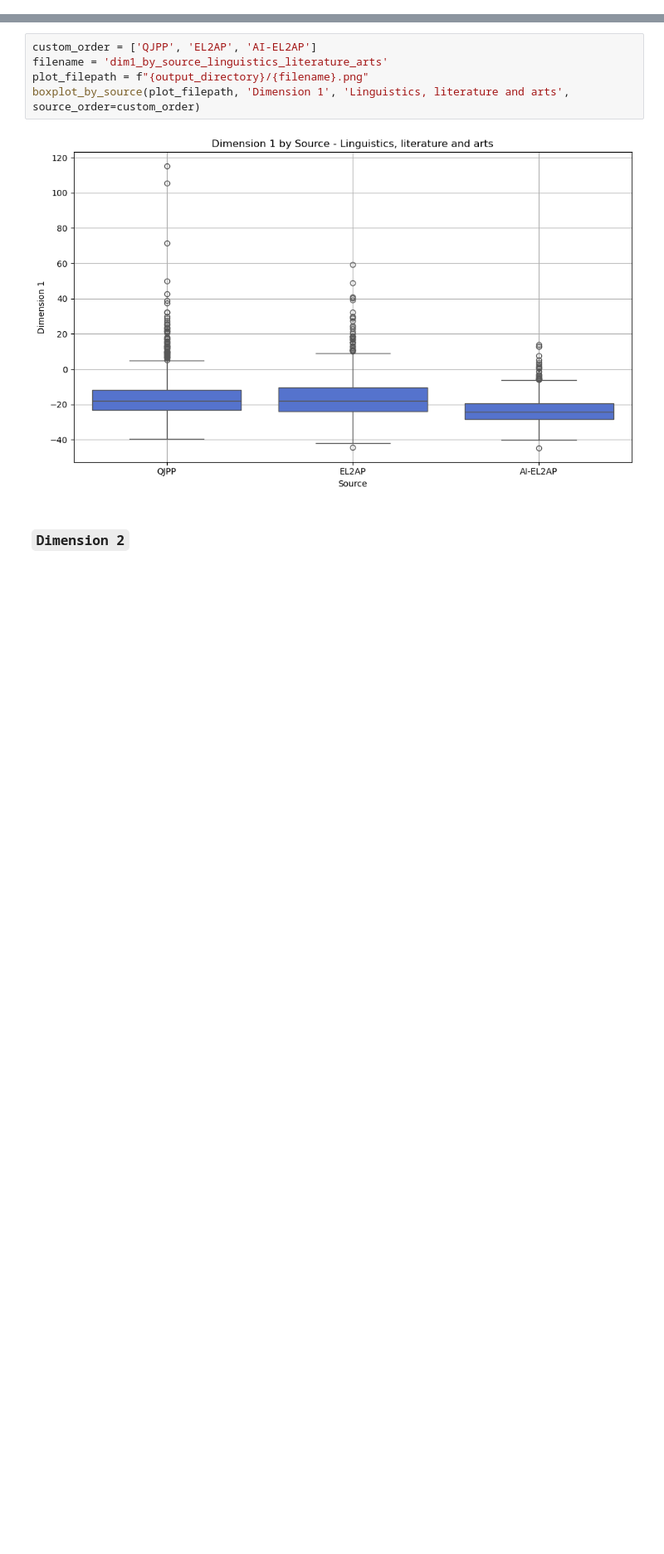
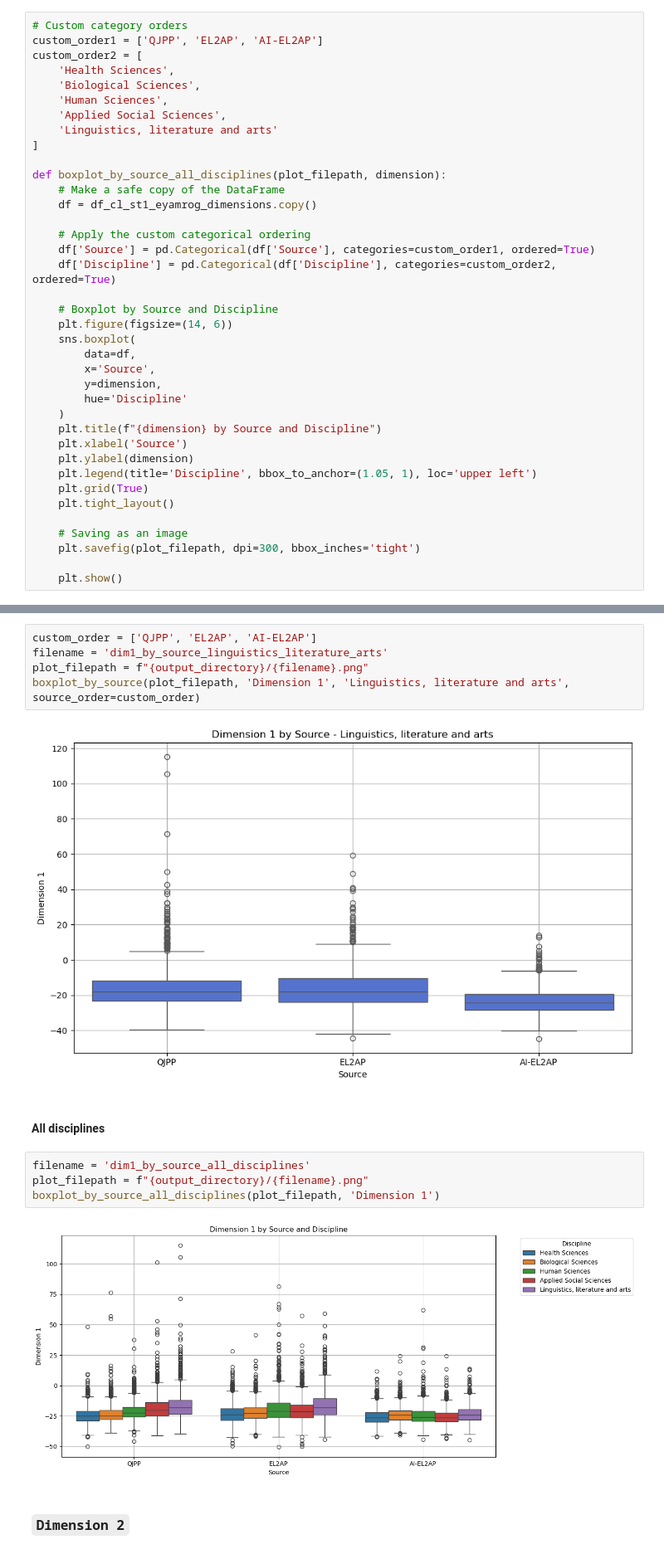
Before and after one commit to eyamrog/cl_st4_eyamrog, a Jupyter notebook: CL_St4_Ph2_eyamrog.ipynb, the cells around one changed output, grey strips where cells are left out. Shown at 83% size. Saved outputs shown, nothing was run; the diff lists cells and outputs as text; blank space fills up the shorter version.

```diff
--- a/CL_St4_Ph2_eyamrog.ipynb
+++ b/CL_St4_Ph2_eyamrog.ipynb
@@ -106,6 +106,44 @@ def boxplot_by_source(plot_filepath, dimension, discipline='All', source_order=N
     plt.savefig(plot_filepath, dpi=300, bbox_inches='tight')
 
     plt.show()
+# %%
+# Custom category orders
+custom_order1 = ['QJPP', 'EL2AP', 'AI-EL2AP']
+custom_order2 = [
+    'Health Sciences',
+    'Biological Sciences',
+    'Human Sciences',
+    'Applied Social Sciences',
+    'Linguistics, literature and arts'
+]
+
+def boxplot_by_source_all_disciplines(plot_filepath, dimension):
+    # Make a safe copy of the DataFrame
+    df = df_cl_st1_eyamrog_dimensions.copy()
+
+    # Apply the custom categorical ordering
+    df['Source'] = pd.Categorical(df['Source'], categories=custom_order1, ordered=True)
+    df['Discipline'] = pd.Categorical(df['Discipline'], categories=custom_order2, ordered=True)
+
+    # Boxplot by Source and Discipline
+    plt.figure(figsize=(14, 6))
+    sns.boxplot(
+        data=df,
+        x='Source',
+        y=dimension,
+        hue='Discipline'
+    )
+    plt.title(f"{dimension} by Source and Discipline")
+    plt.xlabel('Source')
+    plt.ylabel(dimension)
+    plt.legend(title='Discipline', bbox_to_anchor=(1.05, 1), loc='upper left')
+    plt.grid(True)
+    plt.tight_layout()
+
+    # Saving as an image
+    plt.savefig(plot_filepath, dpi=300, bbox_inches='tight')
+
+    plt.show()
 # %% [markdown]
 ## Import the data into a DataFrame
 # %% [markdown]
@@ -286,6 +324,14 @@ plot_filepath = f"{output_directory}/{filename}.png"
 boxplot_by_source(plot_filepath, 'Dimension 1', 'Linguistics, literature and arts', source_order=custom_order)
 # %% [output]
 [figure]
+# %% [markdown]
+#### All disciplines
+# %%
+filename = 'dim1_by_source_all_disciplines'
+plot_filepath = f"{output_directory}/{filename}.png"
+boxplot_by_source_all_disciplines(plot_filepath, 'Dimension 1')
+# %% [output]
+[figure, added]
 # %% [markdown]
 ### `Dimension 2`
 # %% [markdown]
```
Also changed, not shown: parts of 9 cells of this notebook, 6 other files.
